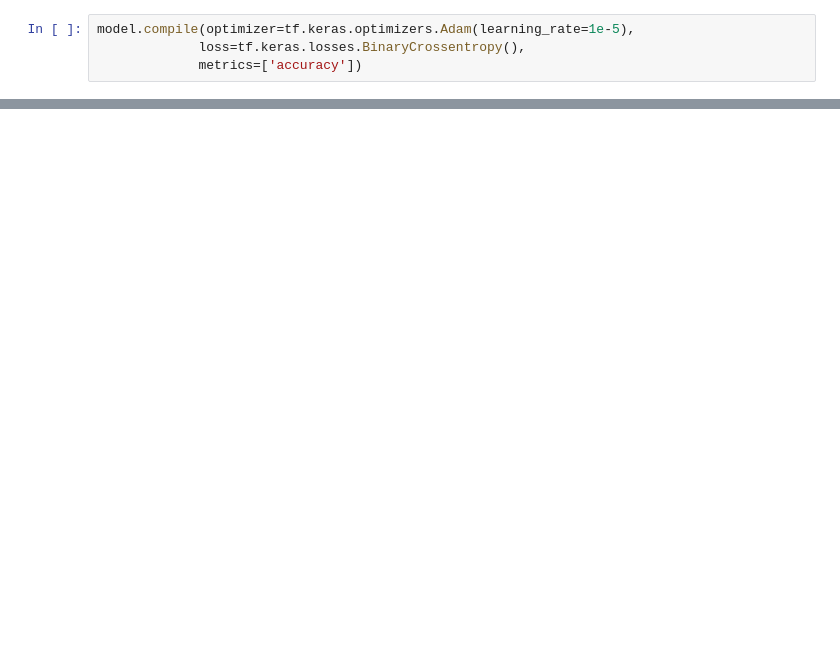
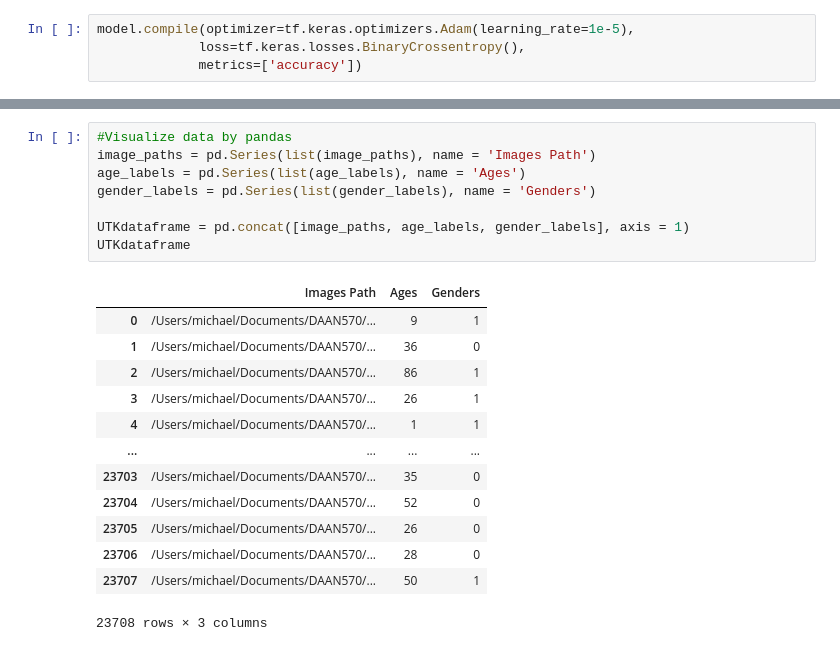
Before and after one commit to PatrickKudo/gender_image_classification, a Jupyter notebook: GoogleNetTest.ipynb, the cells around one changed output, grey strips where cells are left out. Drawn from its saved outputs; the diff is of its cells as text; blank space fills up the shorter version.

```diff
--- a/GoogleNetTest.ipynb
+++ b/GoogleNetTest.ipynb
@@ -229,0 +414,22 @@ Epoch 20/20
+# %%
+#Visualize data by pandas
+image_paths = pd.Series(list(image_paths), name = 'Images Path')
+age_labels = pd.Series(list(age_labels), name = 'Ages')
+gender_labels = pd.Series(list(gender_labels), name = 'Genders')
+
+UTKdataframe = pd.concat([image_paths, age_labels, gender_labels], axis = 1)
+UTKdataframe
+# %% [output]
+|  | Images Path | Ages | Genders |
+| 0 | /Users/michael/Documents/DAAN570/... | 9 | 1 |
+| 1 | /Users/michael/Documents/DAAN570/... | 36 | 0 |
+| 2 | /Users/michael/Documents/DAAN570/... | 86 | 1 |
+| 3 | /Users/michael/Documents/DAAN570/... | 26 | 1 |
+| 4 | /Users/michael/Documents/DAAN570/... | 1 | 1 |
+| ... | ... | ... | ... |
+| 23703 | /Users/michael/Documents/DAAN570/... | 35 | 0 |
+| 23704 | /Users/michael/Documents/DAAN570/... | 52 | 0 |
+| 23705 | /Users/michael/Documents/DAAN570/... | 26 | 0 |
+| 23706 | /Users/michael/Documents/DAAN570/... | 28 | 0 |
+| 23707 | /Users/michael/Documents/DAAN570/... | 50 | 1 |
+23708 rows × 3 columns
```
Also changed, not shown: parts of 32 cells of this notebook.
